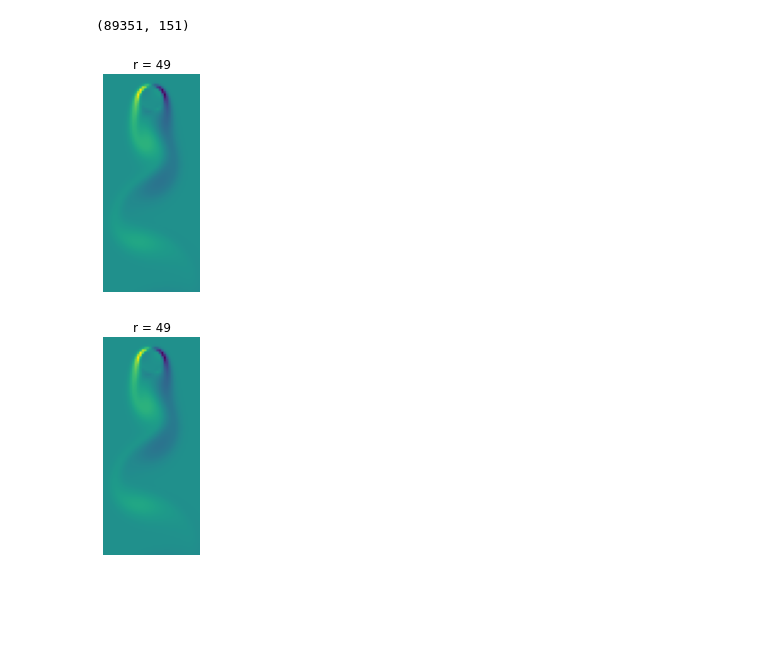
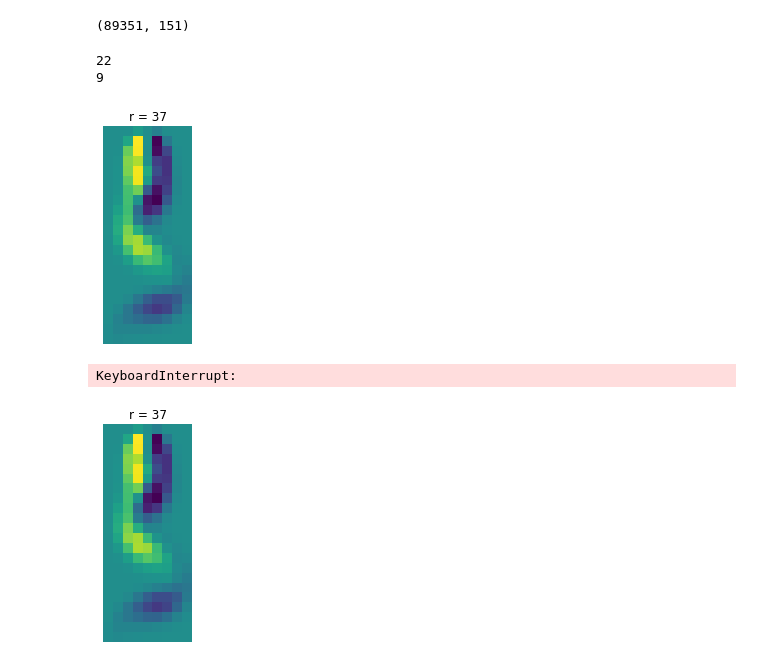
Before and after one commit to jaekimuh/PatternRec_Kim, a Jupyter notebook: HW_3.6.ipynb, the cells around one changed output. Cells and saved outputs as stored; diff of their text form; code cells hidden in the pictures; blank space fills up the shorter version.

```diff
--- a/HW_3.6.ipynb
+++ b/HW_3.6.ipynb
@@ -38,16 +51,25 @@ X.shape
 # %%
+# coarsen images by factor of 20
 
 n = 449
 m = 199
 nn = int(449/20)
+print(nn)
 mm = int(m/20)
+print(mm)
+size = [nn, mm]
+# %% [output]
+22
+9
 # %%
+mmm = nn*mm
 M = X.shape[1]
-Theta = np.zeros((3600, M ))
+
+Theta = np.zeros((mmm, M ))
 for k in range(M):
     temp = np.reshape(np.copy(X[:,k]), (n,m))
-    tempSmall = rescale(temp, 0.2, anti_aliasing=True)
-    Theta[:,k] = np.reshape(tempSmall, (3600,) )
+    tempSmall = resize(temp, size, anti_aliasing=True)
+    Theta[:,k] = np.reshape(tempSmall, mmm )
 # %%
 ## Renormalize Columns of Theta
 normTheta = np.zeros(M)
@@ -57,17 +79,18 @@ for k in range(M):
 # %%
 %matplotlib inline
 import time
 import pylab as pl
 from IPython import display
 
 for i in range(50):
-    M = np.reshape(Theta[:,i], (90,40))
+    M = np.reshape(Theta[:,i], size)
     plt.title('r = ' + str(i))
     plt.imshow(M)
     plt.axis('off')
     display.clear_output(wait=True)
     display.display(pl.gcf())
     time.sleep(1.0)
 # %% [output]
-[figure, old version]
+[figure, new version]
+KeyboardInterrupt:
-[figure, old version]
+[figure, new version]
```
Also changed, not shown: parts of 9 cells of this notebook.
